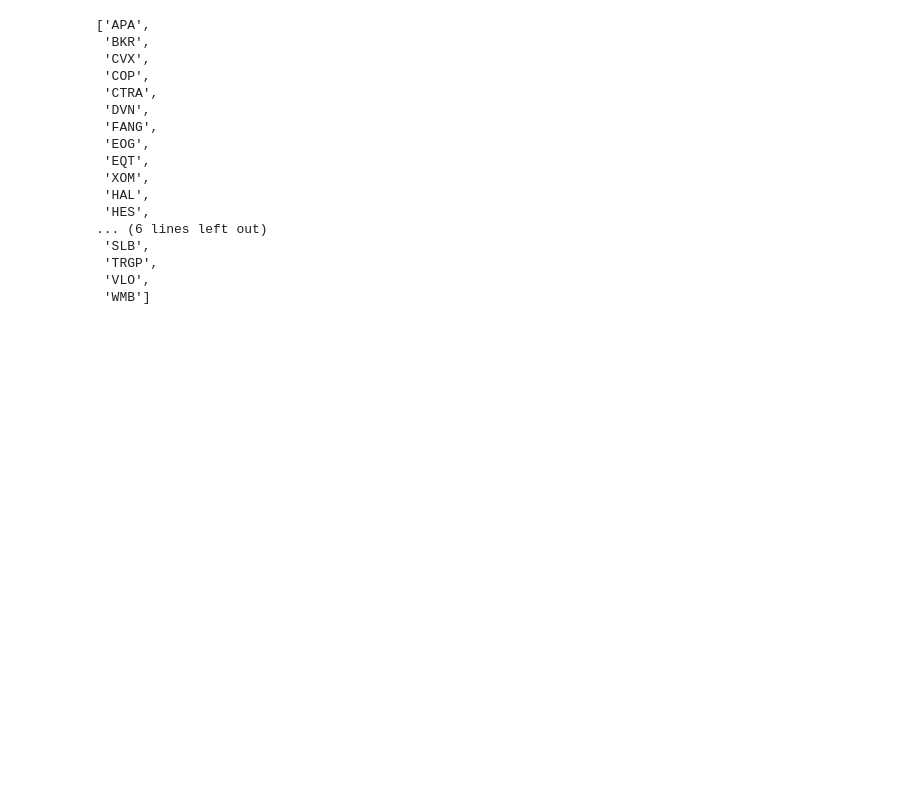
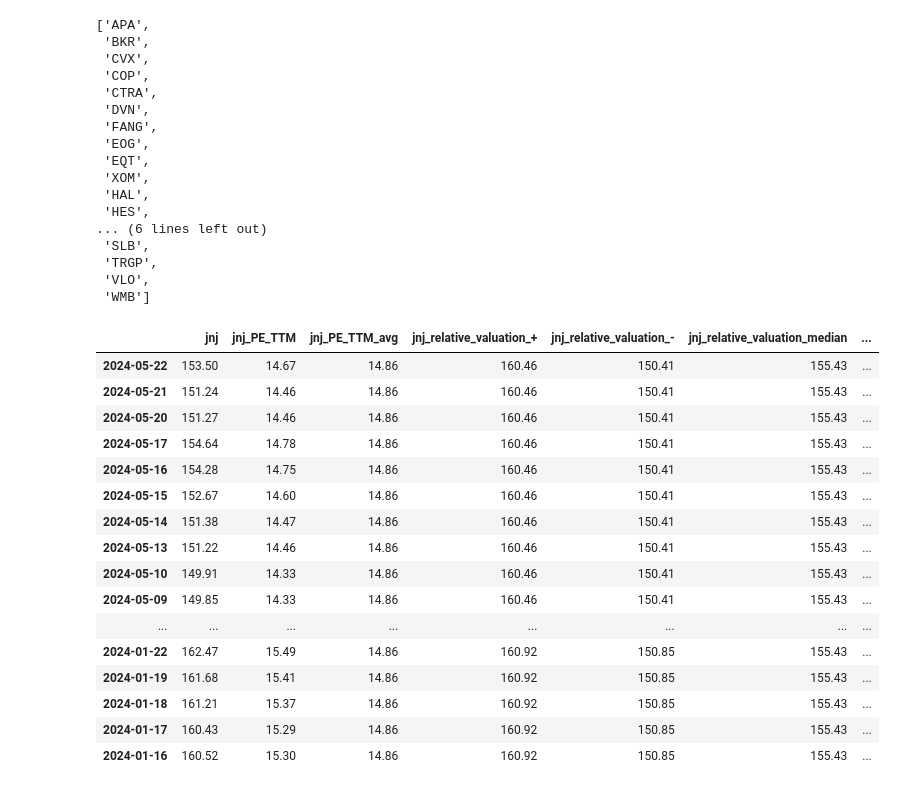
Before and after one commit to tangj310/Inv_equity, a Jupyter notebook: 03_PE_TTM_valuation/PE_TTM_valuation_01.ipynb, the cells around one changed output. Drawn from its saved outputs; the diff is of its cells as text; code cells hidden in the pictures; blank space fills up the shorter version.

```diff
--- a/03_PE_TTM_valuation/PE_TTM_valuation_01.ipynb
+++ b/03_PE_TTM_valuation/PE_TTM_valuation_01.ipynb
@@ -125,7 +119,7 @@ energy_sector_ticker_list
 # %%
 # Parameters section
 
-alpha_vantage_api_key = 'YI2V50P8VRQ3HFKM' # FREE TIER API rate limit is 25 requests per day
+alpha_vantage_api_key = API_KEY # FREE TIER API rate limit is 25 requests per day
 alpha_vantage_function = {
     'core':[
         'TIME_SERIES_INTRADA'
@@ -143,13 +137,13 @@ alpha_vantage_function = {
 }
 
 # Define the ticker symbols as a list; eg. TSM,MSFT,AMZN
-# ticker_symbols = input("Enter stock tickers separated by commas:")
-# ticker_symbols = ticker_symbols.split(',')
-ticker_symbols = [
-    'TSM'
-    ,'BABA'
-    ,'SYK'
-]
+ticker_symbols = input("Enter stock tickers separated by commas:")
+ticker_symbols = ticker_symbols.split(',')
+# ticker_symbols = [
+#     'TSM'
+#     ,'BABA'
+#     ,'SYK'
+# ]
 
 # Time intelligent parameters
 window_days = 90
@@ -348,3 +342,23 @@ for symbol in ticker_symbols:
     pd.set_option('display.max_columns', None)
     warnings.filterwarnings("ignore")
     pd.options.mode.copy_on_write = True
+# %%
+ticker_dict['jnj']
+# %% [output]
+|  | jnj | jnj_PE_TTM | jnj_PE_TTM_avg | jnj_relative_valuation_+ | jnj_relative_valuation_- | jnj_relative_valuation_median | ... |
+| 2024-05-22 | 153.50 | 14.67 | 14.86 | 160.46 | 150.41 | 155.43 | ... |
+| 2024-05-21 | 151.24 | 14.46 | 14.86 | 160.46 | 150.41 | 155.43 | ... |
+| 2024-05-20 | 151.27 | 14.46 | 14.86 | 160.46 | 150.41 | 155.43 | ... |
+| 2024-05-17 | 154.64 | 14.78 | 14.86 | 160.46 | 150.41 | 155.43 | ... |
+| 2024-05-16 | 154.28 | 14.75 | 14.86 | 160.46 | 150.41 | 155.43 | ... |
+| 2024-05-15 | 152.67 | 14.60 | 14.86 | 160.46 | 150.41 | 155.43 | ... |
+| 2024-05-14 | 151.38 | 14.47 | 14.86 | 160.46 | 150.41 | 155.43 | ... |
+| 2024-05-13 | 151.22 | 14.46 | 14.86 | 160.46 | 150.41 | 155.43 | ... |
+| 2024-05-10 | 149.91 | 14.33 | 14.86 | 160.46 | 150.41 | 155.43 | ... |
+| 2024-05-09 | 149.85 | 14.33 | 14.86 | 160.46 | 150.41 | 155.43 | ... |
+| ... | ... | ... | ... | ... | ... | ... | ... |
+| 2024-01-22 | 162.47 | 15.49 | 14.86 | 160.92 | 150.85 | 155.43 | ... |
+| 2024-01-19 | 161.68 | 15.41 | 14.86 | 160.92 | 150.85 | 155.43 | ... |
+| 2024-01-18 | 161.21 | 15.37 | 14.86 | 160.92 | 150.85 | 155.43 | ... |
+| 2024-01-17 | 160.43 | 15.29 | 14.86 | 160.92 | 150.85 | 155.43 | ... |
+| 2024-01-16 | 160.52 | 15.30 | 14.86 | 160.92 | 150.85 | 155.43 | ... |
```
Also changed, not shown: parts of 4 cells of this notebook, 2 other files.
